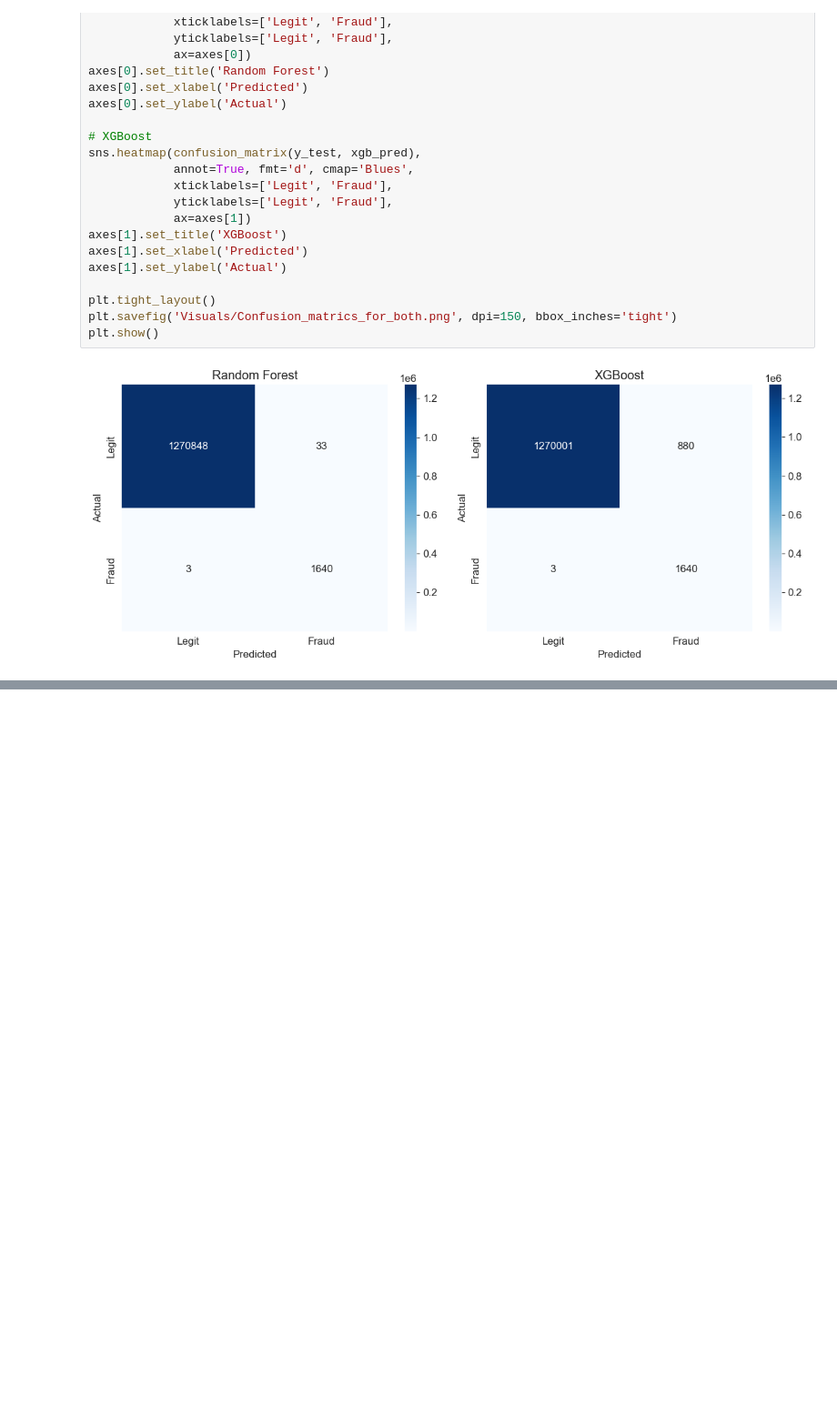
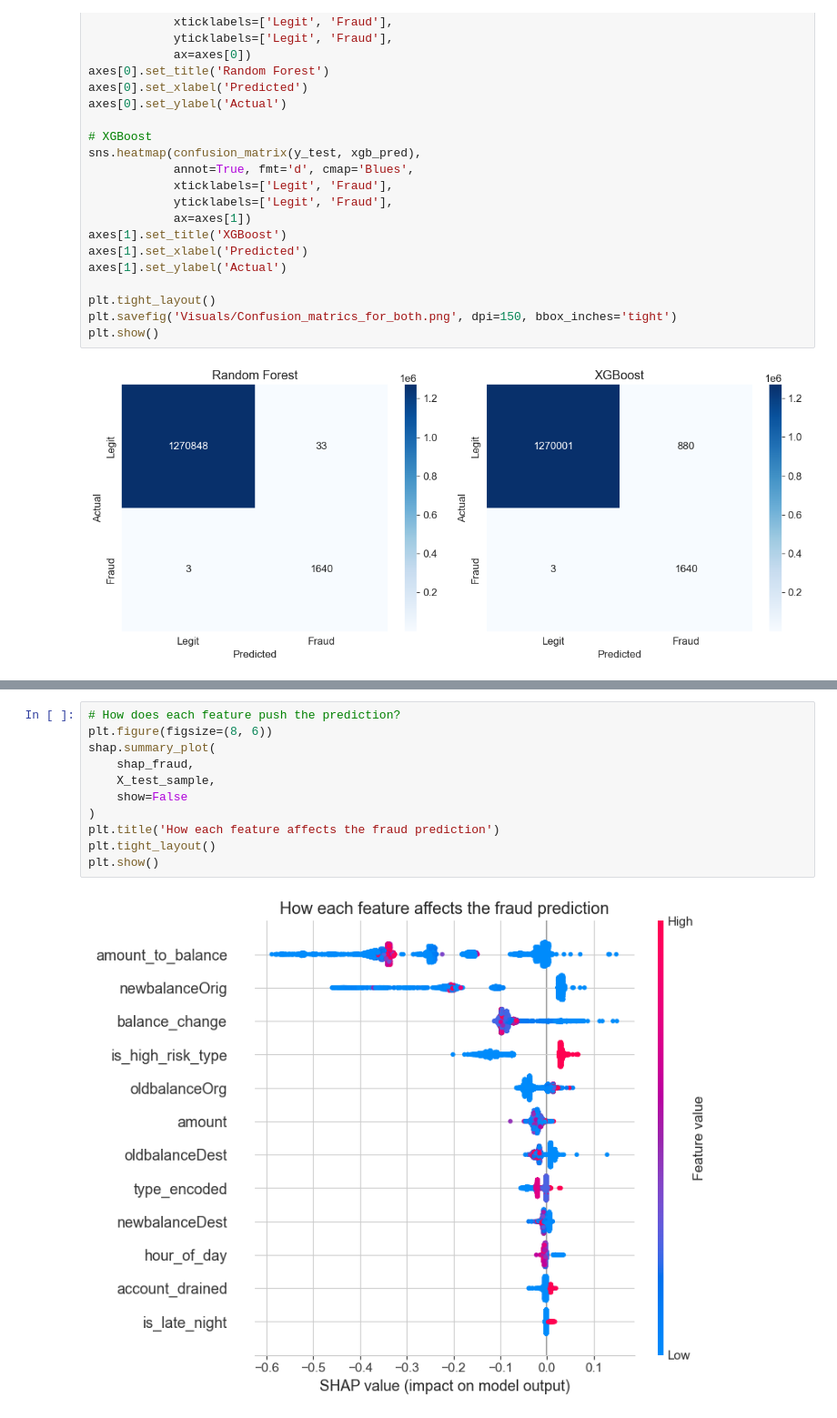
Before and after one commit to krupalgohil/Financial-Fraud-Detection-System, a Jupyter notebook: AML.ipynb, the cells around one changed output, grey strips where cells are left out. Shown at 91% size. Drawn from its saved outputs; the diff is of its cells as text; blank space fills up the shorter version.

```diff
--- a/AML.ipynb
+++ b/AML.ipynb
@@ -836,0 +882,13 @@ plt.show()
+# %%
+# How does each feature push the prediction?
+plt.figure(figsize=(8, 6))
+shap.summary_plot(
+    shap_fraud,
+    X_test_sample,
+    show=False
+)
+plt.title('How each feature affects the fraud prediction')
+plt.tight_layout()
+plt.show()
+# %% [output]
+[figure, added]
```
Also changed, not shown: parts of 8 cells of this notebook, 1 other file.
